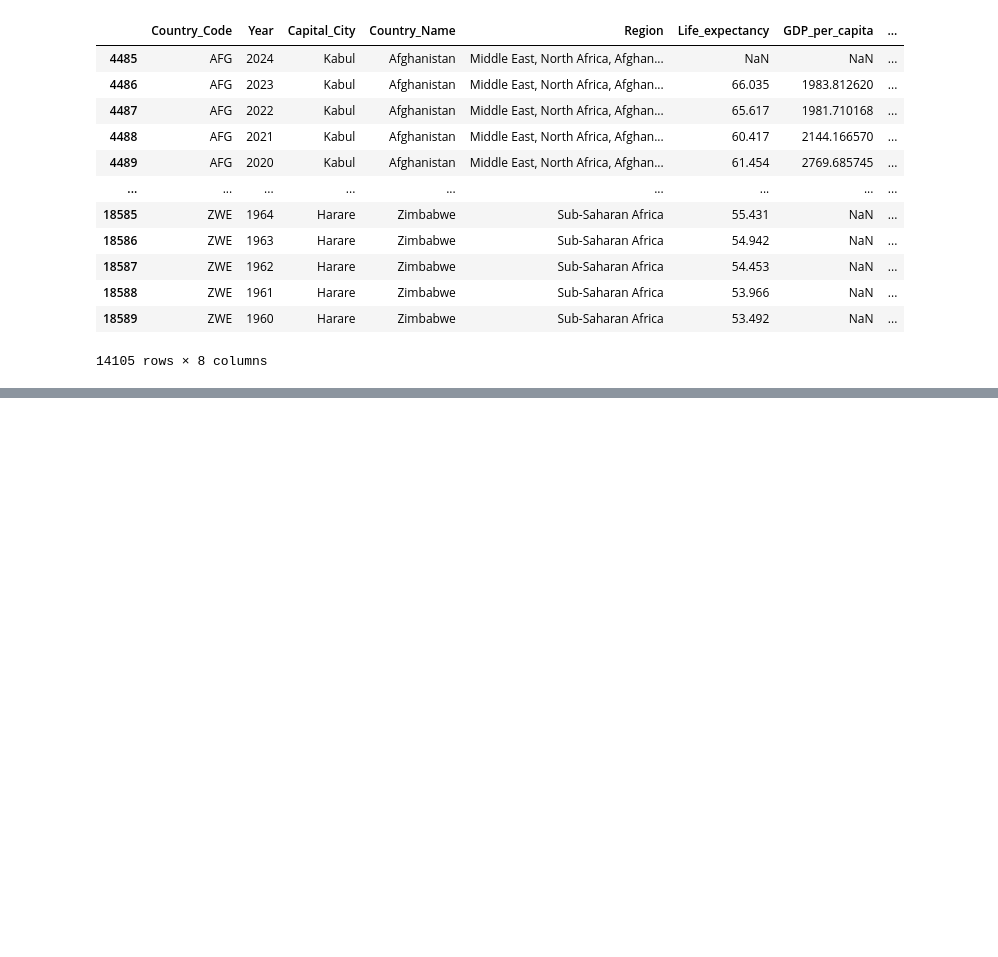
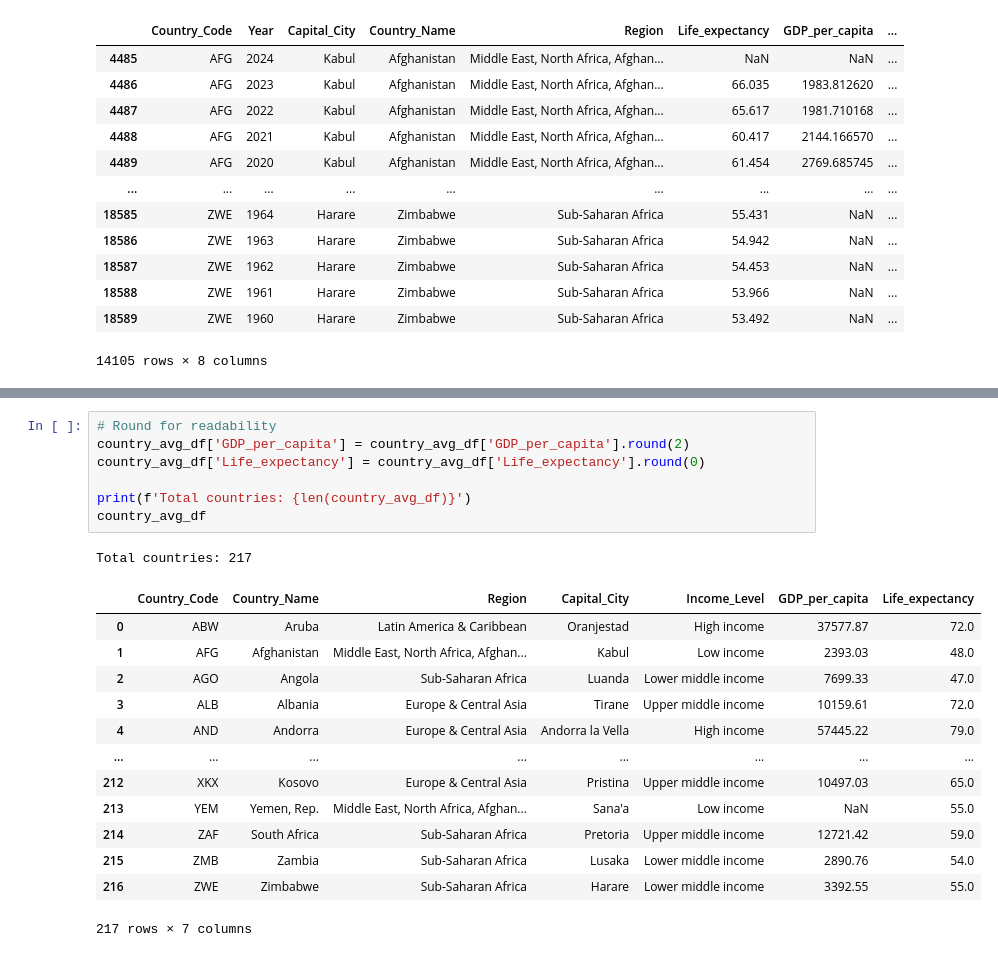
Before and after one commit to NewForce-Cohort-11-Data/socrata-api-bgizzle78, a Jupyter notebook: socrata_api_proj.ipynb, the cells around one changed output, grey strips where cells are left out. Cells and saved outputs as stored; diff of their text form; blank space fills up the shorter version.

```diff
--- a/socrata_api_proj.ipynb
+++ b/socrata_api_proj.ipynb
@@ -630,0 +654,22 @@ Final Boss DataFrame!
+# %%
+# Round for readability
+country_avg_df['GDP_per_capita'] = country_avg_df['GDP_per_capita'].round(2)
+country_avg_df['Life_expectancy'] = country_avg_df['Life_expectancy'].round(0)
+
+print(f'Total countries: {len(country_avg_df)}')
+country_avg_df
+# %% [output]
+Total countries: 217
+|  | Country_Code | Country_Name | Region | Capital_City | Income_Level | GDP_per_capita | Life_expectancy |
+| 0 | ABW | Aruba | Latin America & Caribbean | Oranjestad | High income | 37577.87 | 72.0 |
+| 1 | AFG | Afghanistan | Middle East, North Africa, Afghan... | Kabul | Low income | 2393.03 | 48.0 |
+| 2 | AGO | Angola | Sub-Saharan Africa | Luanda | Lower middle income | 7699.33 | 47.0 |
+| 3 | ALB | Albania | Europe & Central Asia | Tirane | Upper middle income | 10159.61 | 72.0 |
+| 4 | AND | Andorra | Europe & Central Asia | Andorra la Vella | High income | 57445.22 | 79.0 |
+| ... | ... | ... | ... | ... | ... | ... | ... |
+| 212 | XKX | Kosovo | Europe & Central Asia | Pristina | Upper middle income | 10497.03 | 65.0 |
+| 213 | YEM | Yemen, Rep. | Middle East, North Africa, Afghan... | Sana'a | Low income | NaN | 55.0 |
+| 214 | ZAF | South Africa | Sub-Saharan Africa | Pretoria | Upper middle income | 12721.42 | 59.0 |
+| 215 | ZMB | Zambia | Sub-Saharan Africa | Lusaka | Lower middle income | 2890.76 | 54.0 |
+| 216 | ZWE | Zimbabwe | Sub-Saharan Africa | Harare | Lower middle income | 3392.55 | 55.0 |
+217 rows × 7 columns
```
Also changed, not shown: parts of 1 cell of this notebook.
